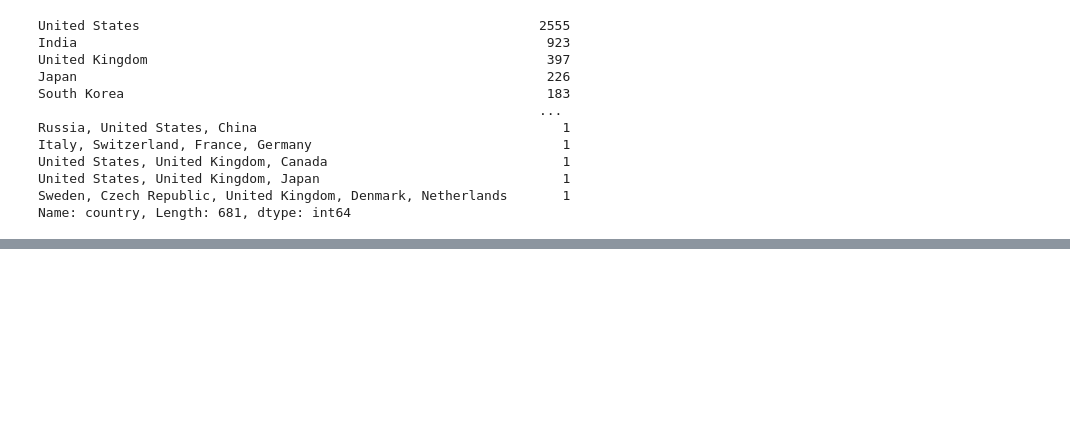
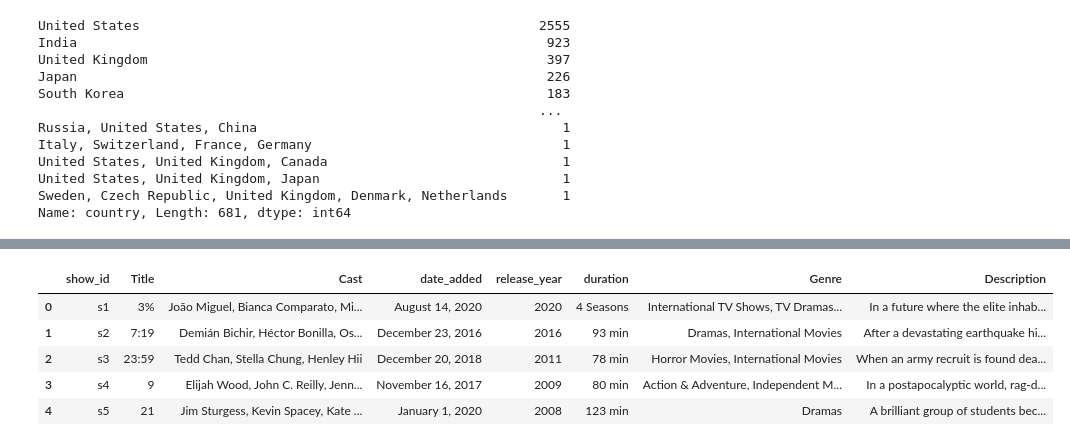
Before and after one commit to akashbhor1356/NETFLIX-MOVIES-AND-TV-SHOWS-CLUSTERING, a Jupyter notebook: NETFLIX_MOVIES_AND_TV_SHOWS_CLUSTERING.ipynb, the cells around one changed output, grey strips where cells are left out. Drawn from its saved outputs; the diff is of its cells as text; code cells hidden in the pictures; blank space fills up the shorter version.

```diff
--- a/NETFLIX_MOVIES_AND_TV_SHOWS_CLUSTERING.ipynb
+++ b/NETFLIX_MOVIES_AND_TV_SHOWS_CLUSTERING.ipynb
@@ -805,0 +822,9 @@ Name: country, Length: 681, dtype: int64
+# %%
+flix_df.head()
+# %% [output]
+|  | show_id | Title | Cast | date_added | release_year | duration | Genre | Description |
+| 0 | s1 | 3% | João Miguel, Bianca Comparato, Mi... | August 14, 2020 | 2020 | 4 Seasons | International TV Shows, TV Dramas... | In a future where the elite inhab... |
+| 1 | s2 | 7:19 | Demián Bichir, Héctor Bonilla, Os... | December 23, 2016 | 2016 | 93 min | Dramas, International Movies | After a devastating earthquake hi... |
+| 2 | s3 | 23:59 | Tedd Chan, Stella Chung, Henley Hii | December 20, 2018 | 2011 | 78 min | Horror Movies, International Movies | When an army recruit is found dea... |
+| 3 | s4 | 9 | Elijah Wood, John C. Reilly, Jenn... | November 16, 2017 | 2009 | 80 min | Action & Adventure, Independent M... | In a postapocalyptic world, rag-d... |
+| 4 | s5 | 21 | Jim Sturgess, Kevin Spacey, Kate ... | January 1, 2020 | 2008 | 123 min | Dramas | A brilliant group of students bec... |
```
Also changed, not shown: parts of 4 cells of this notebook.
